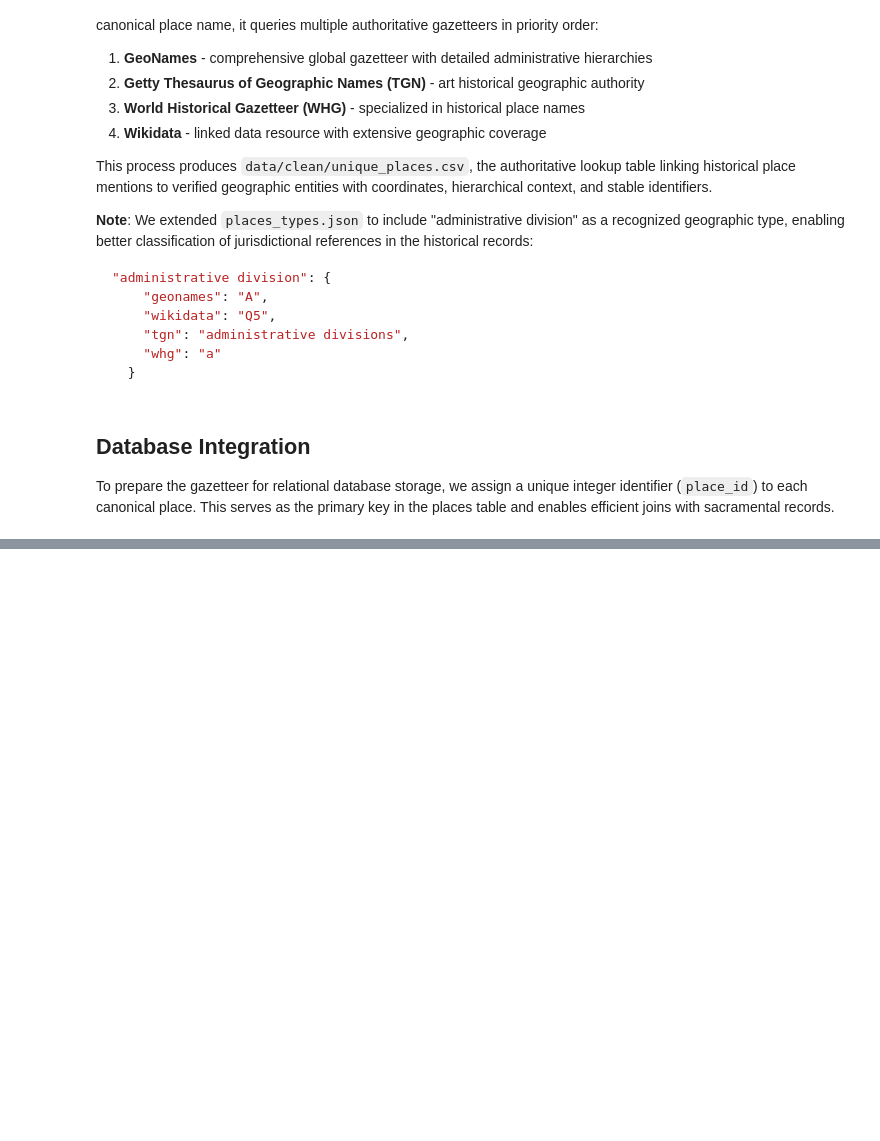
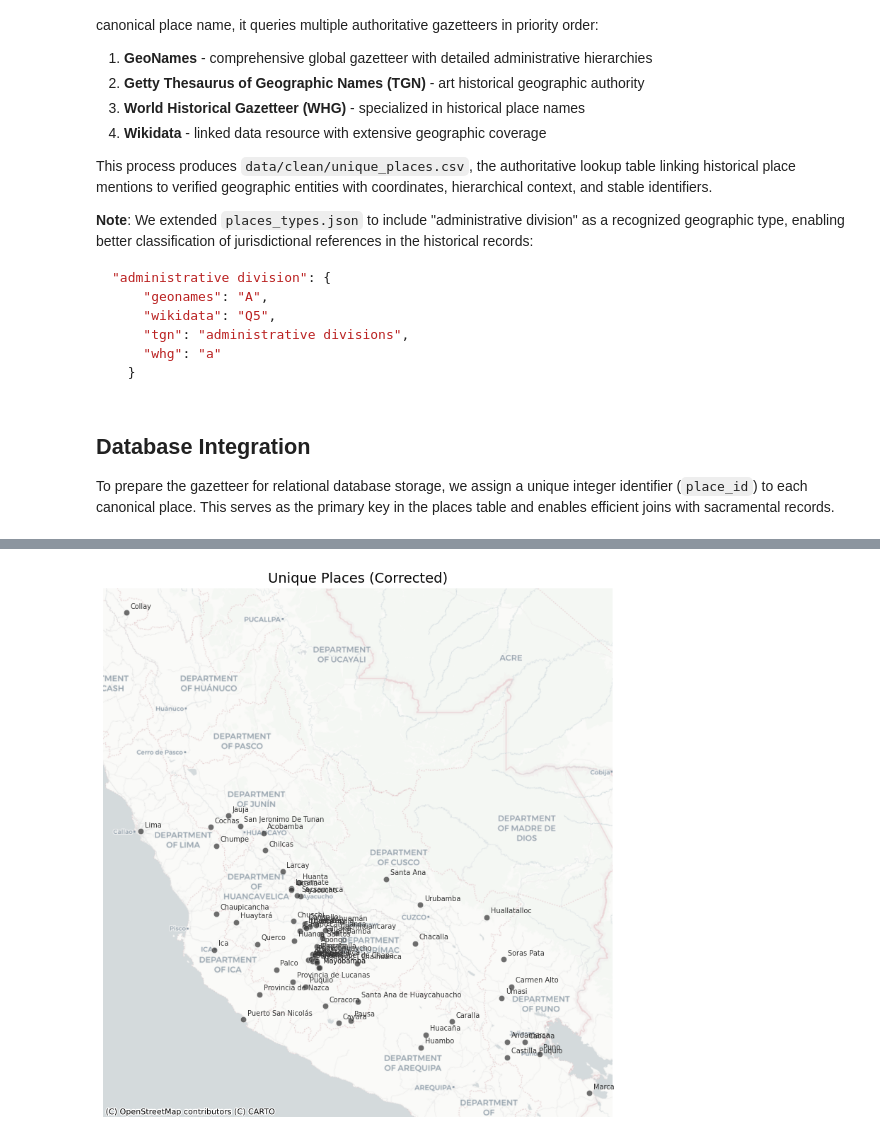
Before and after one commit to UCSB-AMPLab/sondondo, a Jupyter notebook: project_code/2_placeMapping.ipynb, the cells around one changed output, grey strips where cells are left out. Drawn from its saved outputs; the diff is of its cells as text; code cells hidden in the pictures; blank space fills up the shorter version.

```diff
--- a/project_code/2_placeMapping.ipynb
+++ b/project_code/2_placeMapping.ipynb
@@ -270,0 +318,47 @@ This gazetteer is essential for subsequent analyses involving geographic mobilit
+# %%
+places_to_fix = [
+    {
+        'place_name': 'Moyobamba',
+        'correct_name': 'Moyobamba',
+        'latitude': -14.37597,
+        'longitude': -73.89332,
+        'source': 'GeoNames',
+        'id': 3959819,
+        'uri': 'http://sws.geonames.org/3959819/'
+    },
+    {
+        'place_name': 'Champa',
+        'correct_name': 'Santa Isabel de Chapa',
+        'latitude': -14.2757613,
+        'longitude': -74.0158869,
+        'source': 'OpenStreetMap',
+        'id': 3588141573,
+        'uri': 'https://www.openstreetmap.org/node/3588141573#map=18/-14.275680/-74.015896'
+    },
+    {
+        'place_name': 'Pampamarca',
+        'correct_name': 'Pampamarca',
+        'latitude': -14.23287,
+        'longitude': -74.04139,
+        'source': 'GeoNames',
+        'id': 13580561,
+        'uri': 'http://sws.geonames.org/13580561/'
+    }
+]
+# %%
+# Replace the incorrect entries in the result_df with the corrected information
+for place in places_to_fix:
+    mask = result_df['standardize_label'] == place['place_name']
+    result_df.loc[mask, 'standardize_label'] = place['correct_name']
+    result_df.loc[mask, 'latitude'] = place['latitude']
+    result_df.loc[mask, 'longitude'] = place['longitude']
+    result_df.loc[mask, 'source'] = place['source']
+    result_df.loc[mask, 'id'] = place['id']
+    result_df.loc[mask, 'uri'] = place['uri']
+
+result_df.to_csv("../data/clean/places.csv", index=True)
+# %%
+# visually check the corrected places on the map
+plot_places_on_map(result_df, place_column='standardize_label', map_title='Unique Places (Corrected)')
+# %% [output]
+[figure, added]
```
Also changed, not shown: parts of 12 cells of this notebook.
